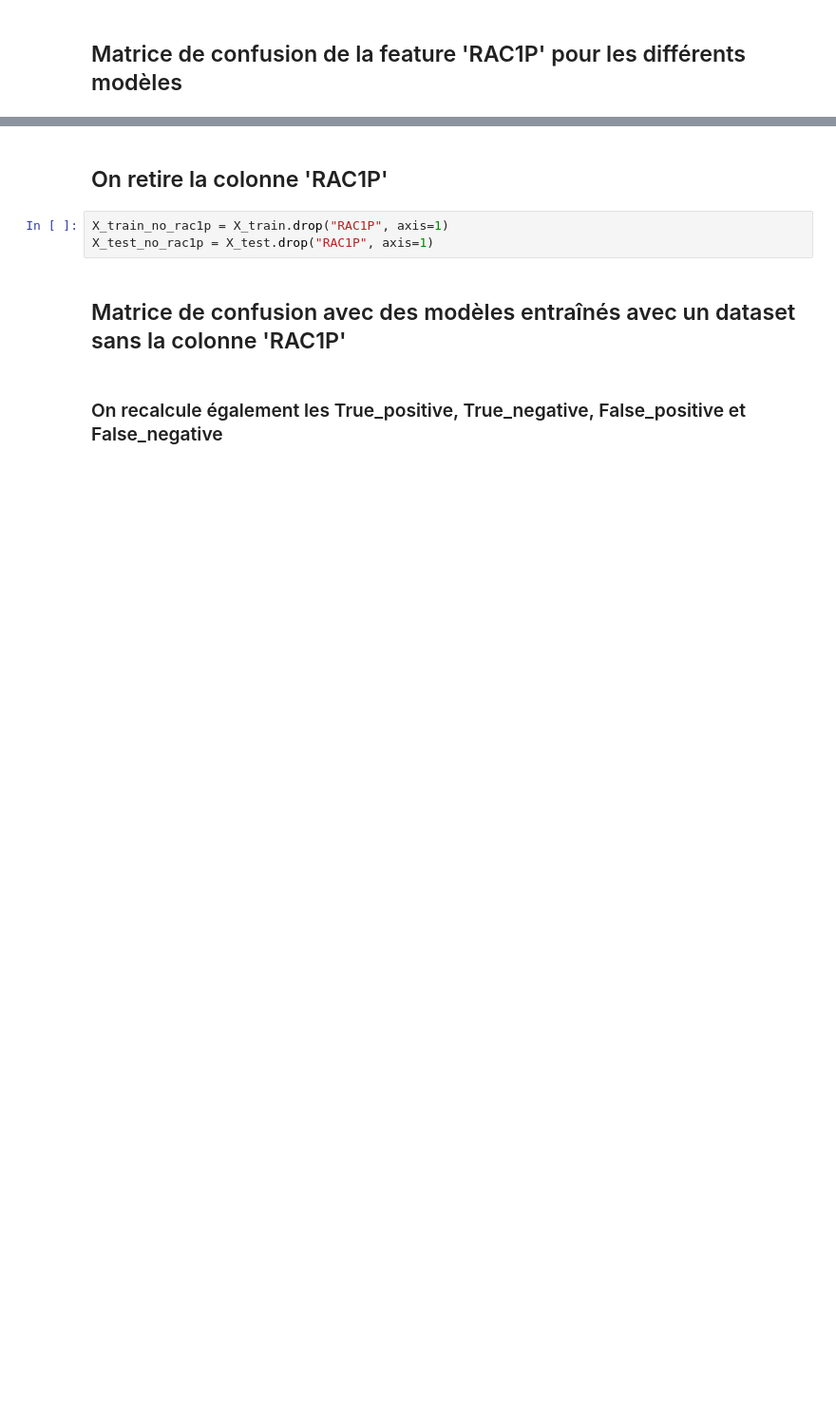
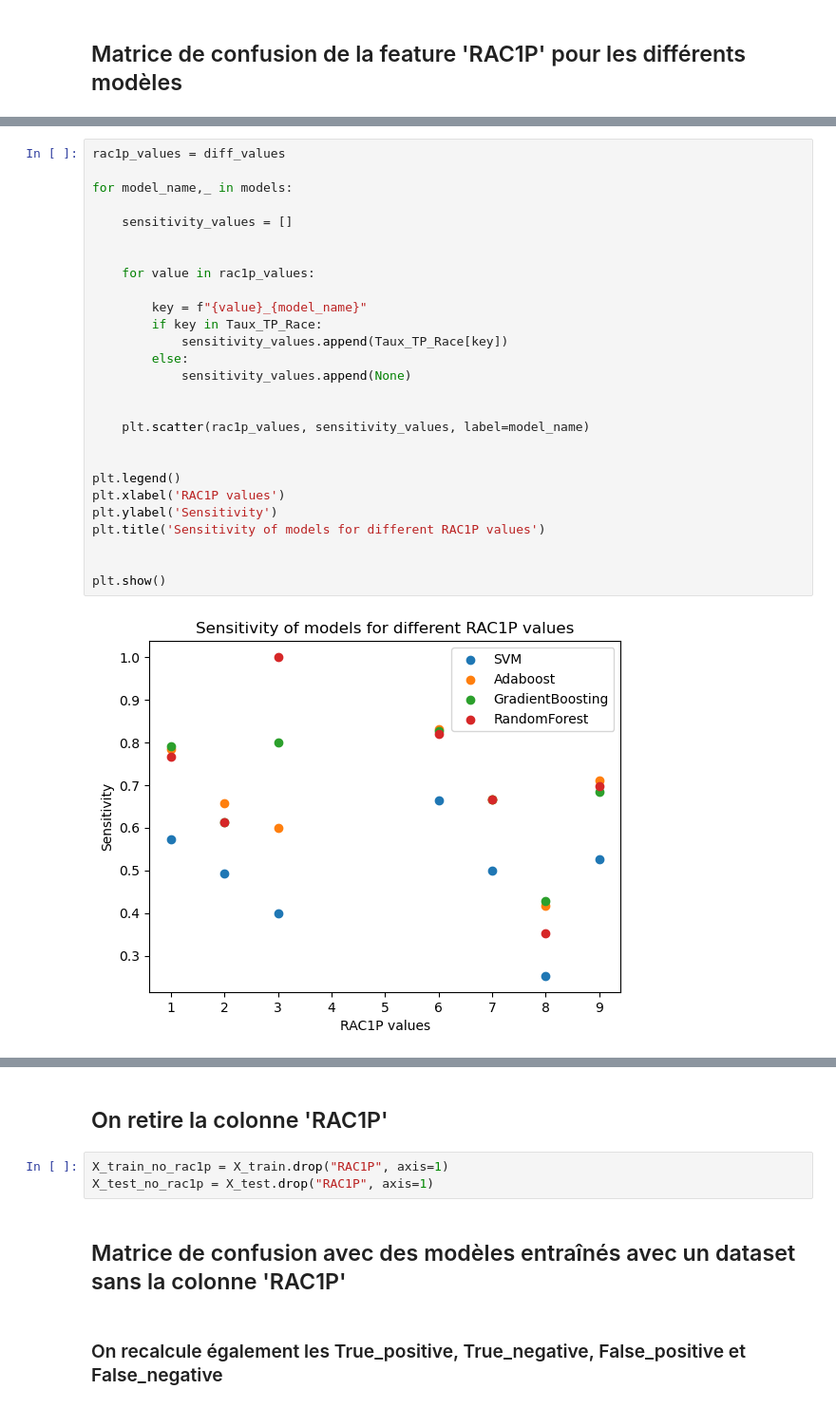
Before and after one commit to caaroussel/TP_supervised_learning, a Jupyter notebook: TP_Supervised.ipynb, the cells around one changed output, grey strips where cells are left out. Shown at 95% size. Drawn from its saved outputs; the diff is of its cells as text; blank space fills up the shorter version.

```diff
--- a/TP_Supervised.ipynb
+++ b/TP_Supervised.ipynb
@@ -841,0 +805,29 @@ Spécificité :
+# %%
+rac1p_values = diff_values
+
+for model_name,_ in models:
+
+    sensitivity_values = []
+
+
+    for value in rac1p_values:
+
+        key = f"{value}_{model_name}"
+        if key in Taux_TP_Race:
+            sensitivity_values.append(Taux_TP_Race[key])
+        else:
+            sensitivity_values.append(None)
+
+
+    plt.scatter(rac1p_values, sensitivity_values, label=model_name)
+
+
+plt.legend()
+plt.xlabel('RAC1P values')
+plt.ylabel('Sensitivity')
+plt.title('Sensitivity of models for different RAC1P values')
+
+
+plt.show()
+# %% [output]
+[figure, added]
```
Also changed, not shown: parts of 14 cells of this notebook.
